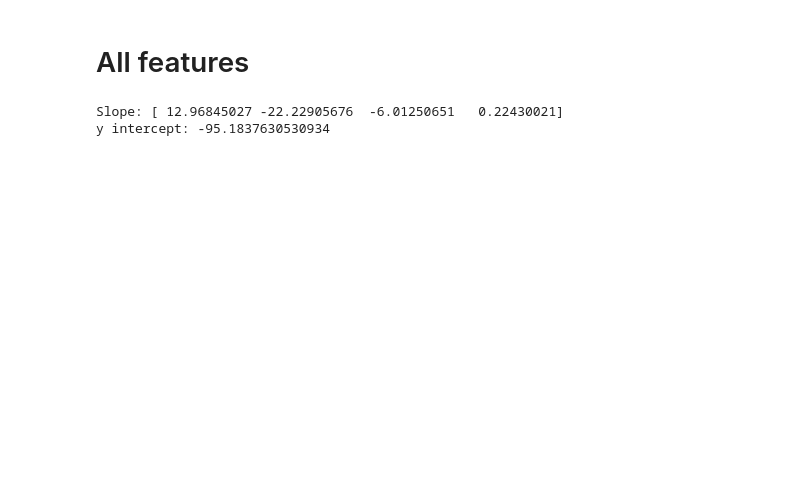
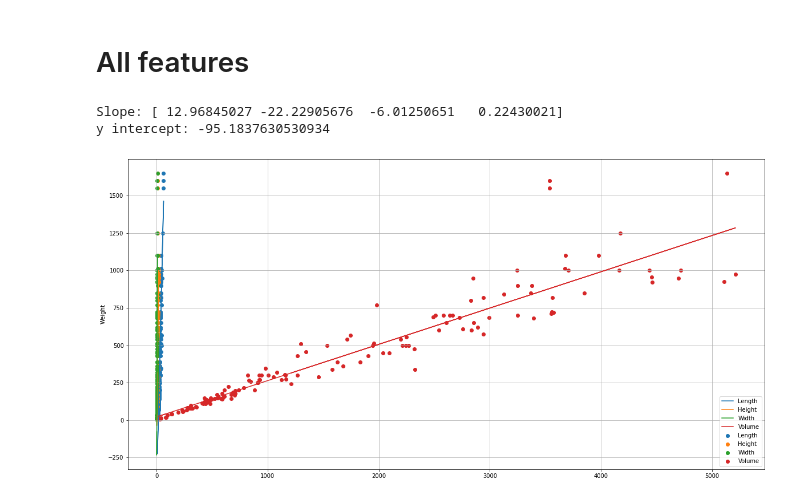
Before and after one commit to Sriram-bb63/Linear-regression, a Jupyter notebook: data_vis.ipynb, the cells around one changed output. Saved outputs shown, nothing was run; the diff lists cells and outputs as text; code cells hidden in the pictures; blank space fills up the shorter version.

Commit message:
add final graph

```diff
--- a/data_vis.ipynb
+++ b/data_vis.ipynb
@@ -152,3 +138,18 @@ p = m.predict(x)
 # %% [output]
 Slope: [ 12.96845027 -22.22905676  -6.01250651   0.22430021]
 y intercept: -95.1837630530934
+# %%
+plt.scatter(x1, y, label="Length")
+plt.scatter(x2, y, label="Height")
+plt.scatter(x3, y, label="Width")
+plt.scatter(x4, y, label="Volume")
+plt.ylabel("Weight")
+plt.plot(x1, p1, label="Length")
+plt.plot(x2, p2, label="Height")
+plt.plot(x3, p3, label="Width")
+plt.plot(x4, p4, label="Volume")
+plt.grid()
+plt.legend()
+plt.show()
+# %% [output]
+[figure, added]
```
Also changed, not shown: parts of 2 cells of this notebook.
